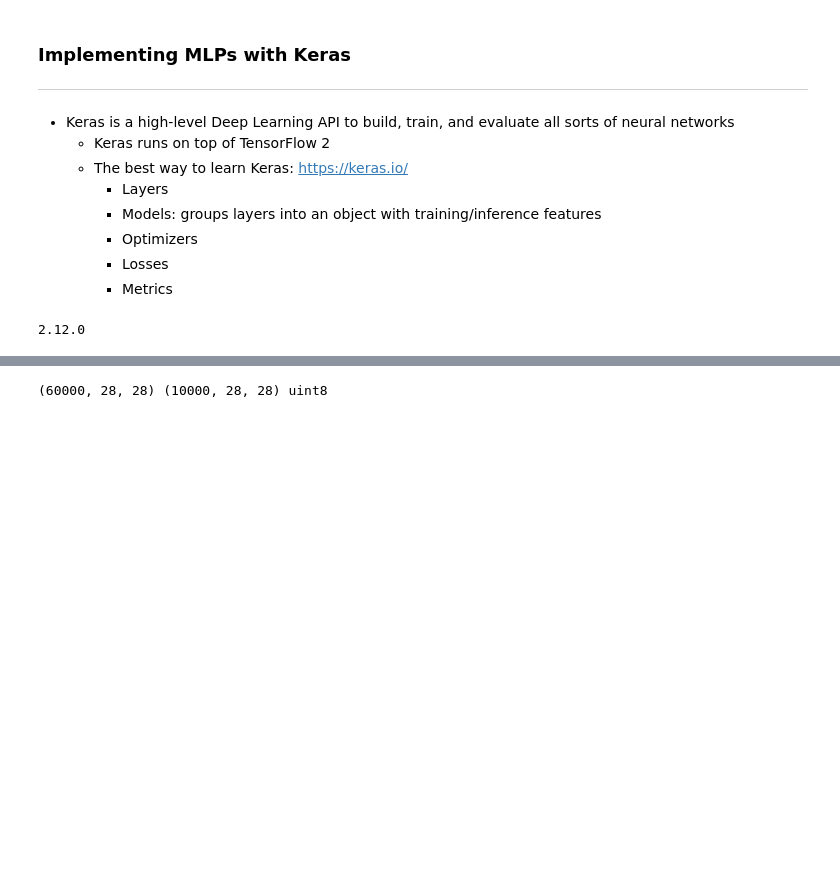
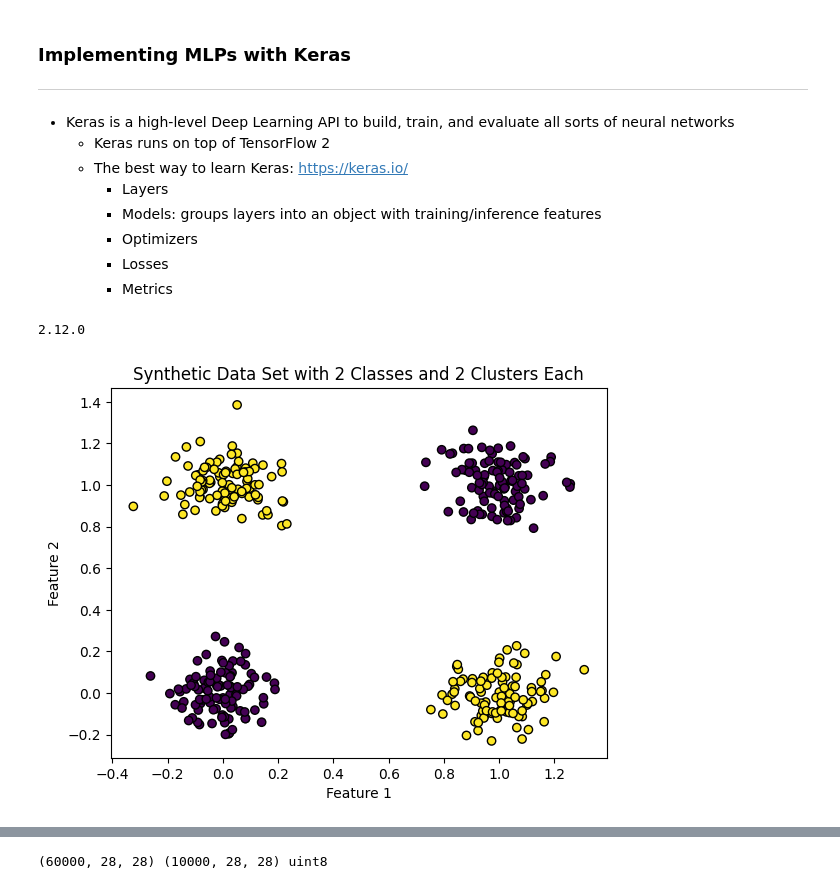
Before and after one commit to farhad-pourkamali/MATH6388, a Jupyter notebook: Lecture4_NN.ipynb, the cells around one changed output, grey strips where cells are left out. Cells and saved outputs as stored; diff of their text form; code cells hidden in the pictures; blank space fills up the shorter version.

```diff
--- a/Lecture4_NN.ipynb
+++ b/Lecture4_NN.ipynb
@@ -216,3 +254,27 @@ from tensorflow import keras
 print(tf.__version__)
 # %% [output]
 2.12.0
+# %%
+# Example 0
+from sklearn.datasets import make_blobs
+
+# Set random seed for reproducibility
+np.random.seed(42)
+
+# Create synthetic data set
+X, y = make_blobs(n_samples=400, centers=[[0, 0], [0, 1], [1, 0], [1, 1]], cluster_std=0.1, random_state=42)
+
+y[y == 0] = 0
+y[y == 1] = 1
+y[y == 2] = 1
+y[y == 3] = 0
+
+
+# Plot the synthetic data
+plt.scatter(X[:, 0], X[:, 1], c=y, cmap='viridis', edgecolors='k')
+plt.title('Synthetic Data Set with 2 Classes and 2 Clusters Each')
+plt.xlabel('Feature 1')
+plt.ylabel('Feature 2')
+plt.show()
+# %% [output]
+[figure, added]
```
Also changed, not shown: parts of 22 cells of this notebook.
